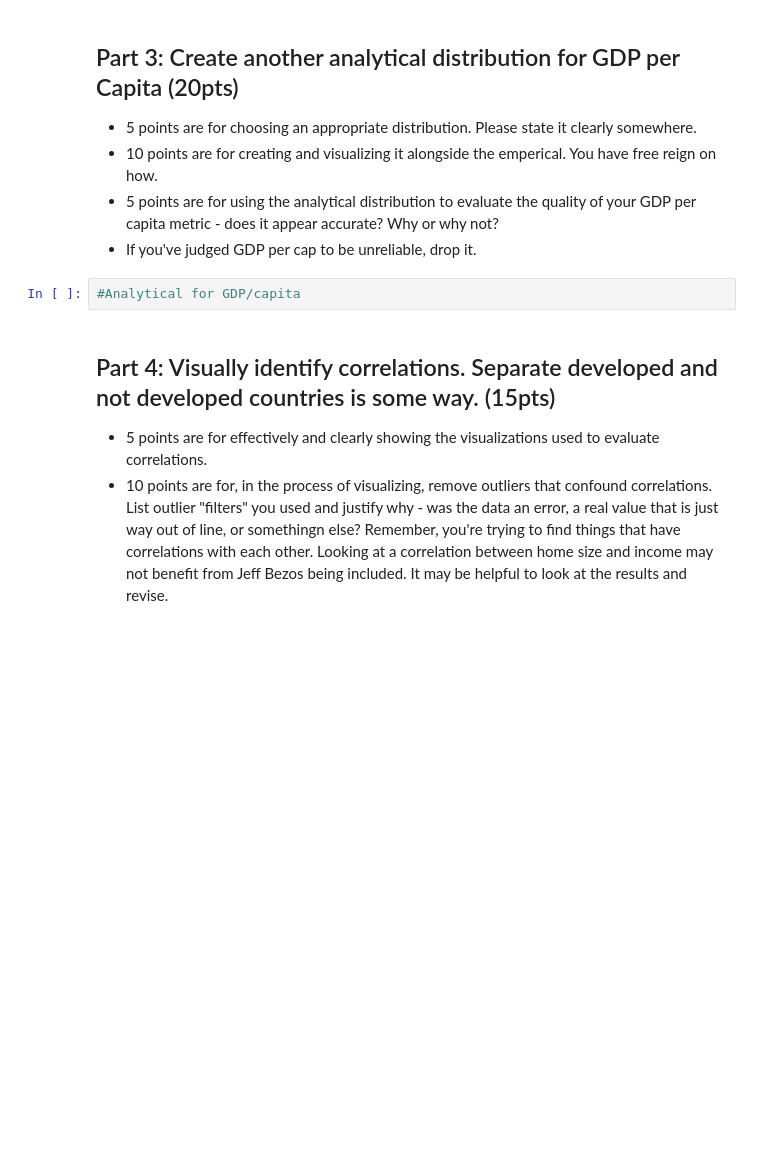
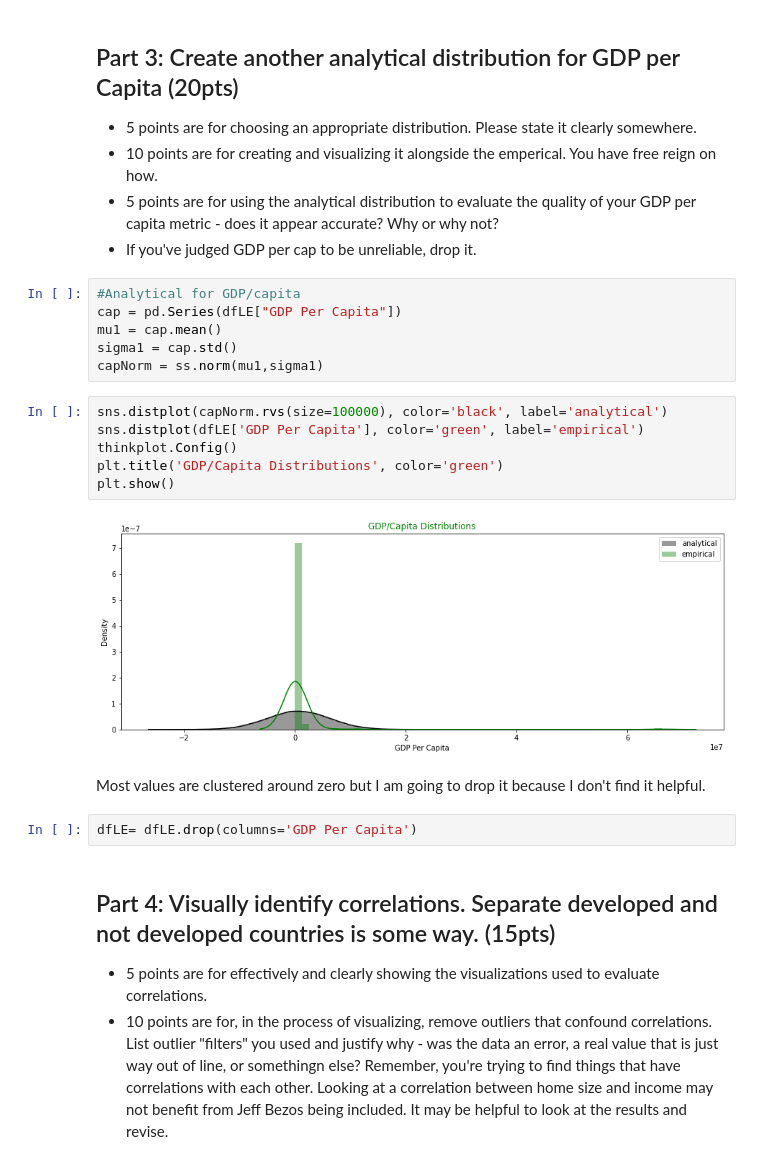
Before and after one commit to allyryry/3450_Asn2_Students, a Jupyter notebook: asn2Workbook.ipynb, the cells around one changed output. Saved outputs shown, nothing was run; the diff lists cells and outputs as text; blank space fills up the shorter version.

```diff
--- a/asn2Workbook.ipynb
+++ b/asn2Workbook.ipynb
@@ -123,8 +151,24 @@ plt.rcParams["figure.figsize"] = (11,10)
 <li>10 points are for creating and visualizing it alongside the emperical. You have free reign on how.
 <li>5 points are for using the analytical distribution to evaluate the quality of your GDP per capita metric - does it appear accurate? Why or why not?
 <li>If you've judged GDP per cap to be unreliable, drop it.
-# %%
-#Analytical for GDP/capita
+# %%
+#Analytical for GDP/capita
+cap = pd.Series(dfLE["GDP Per Capita"])
+mu1 = cap.mean()
+sigma1 = cap.std()
+capNorm = ss.norm(mu1,sigma1)
+# %%
+sns.distplot(capNorm.rvs(size=100000), color='black', label='analytical')
+sns.distplot(dfLE['GDP Per Capita'], color='green', label='empirical')
+thinkplot.Config()
+plt.title('GDP/Capita Distributions', color='green')
+plt.show()
+# %% [output]
+[figure, added]
+# %% [markdown]
+Most values are clustered around zero but I am going to drop it because I don't find it helpful.
+# %%
+dfLE= dfLE.drop(columns='GDP Per Capita')
 # %% [markdown]
 <h2>Part 4: Visually identify correlations. Separate developed and not developed countries is some way. (15pts)</h2>
 <ul>
```
Also changed, not shown: parts of 26 cells of this notebook.
